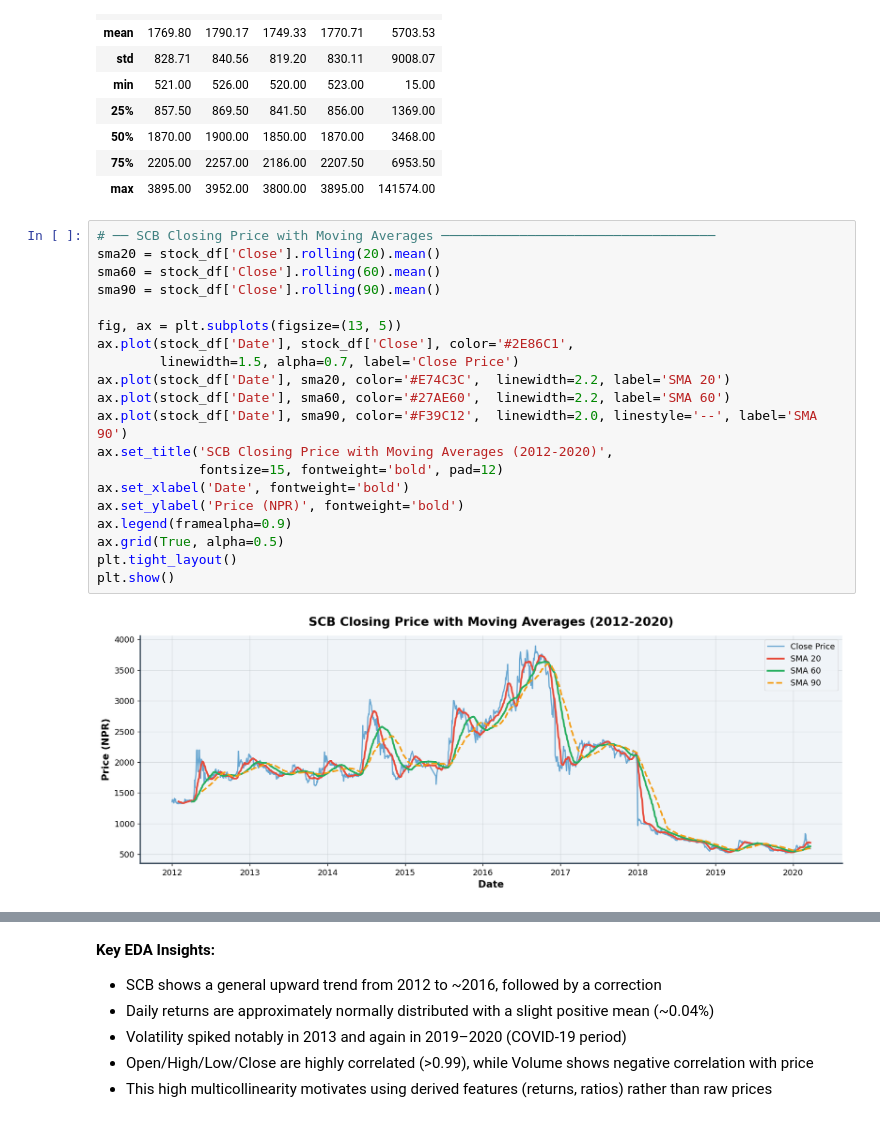
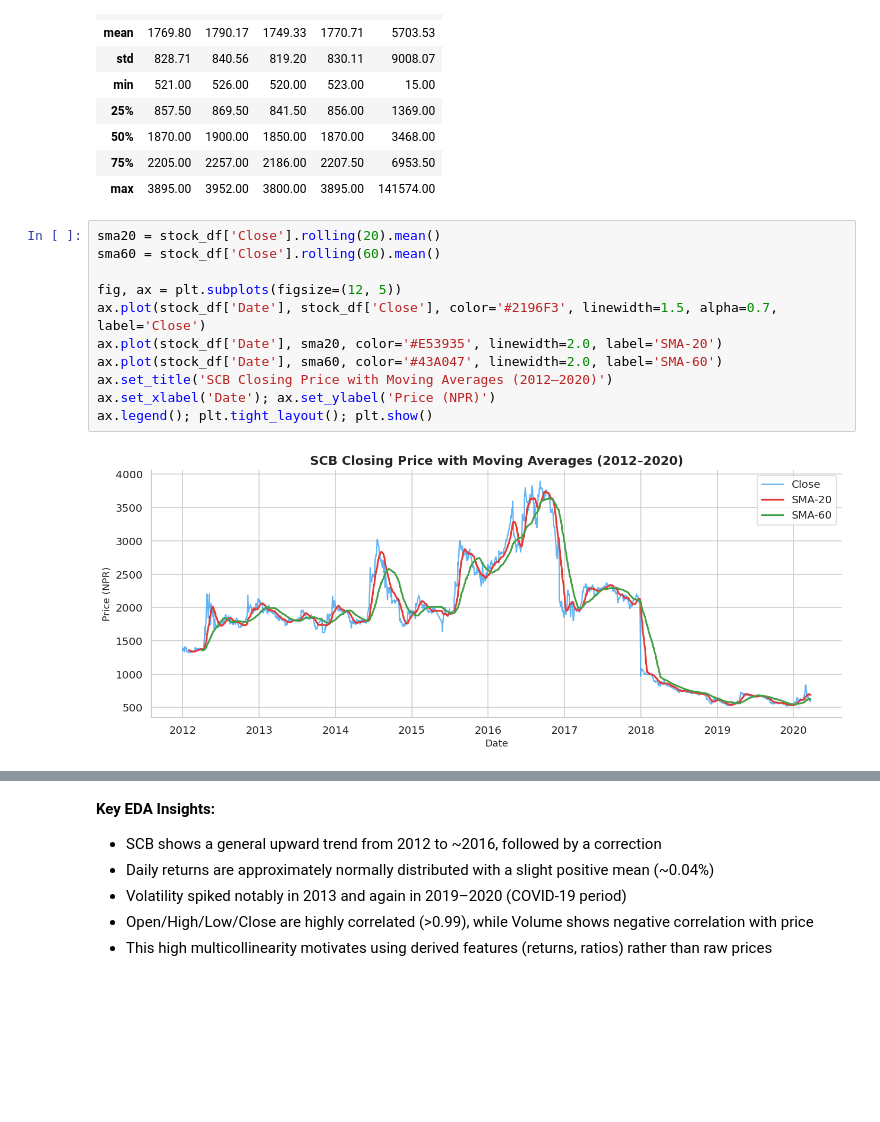
Before and after one commit to AnjalSubedi/Nepal-Stock-Market-Prediction, a Jupyter notebook: nepal-stock-market.ipynb, the cells around one changed output, grey strips where cells are left out. Cells and saved outputs as stored; diff of their text form; blank space fills up the shorter version.

```diff
--- a/nepal-stock-market.ipynb
+++ b/nepal-stock-market.ipynb
@@ -272,25 +220,16 @@ Date range    : 2012-01-01 → 2020-03-22
 | 75% | 2205.00 | 2257.00 | 2186.00 | 2207.50 | 6953.50 |
 | max | 3895.00 | 3952.00 | 3800.00 | 3895.00 | 141574.00 |
 # %%
-# ── SCB Closing Price with Moving Averages ───────────────────────────────────
 sma20 = stock_df['Close'].rolling(20).mean()
 sma60 = stock_df['Close'].rolling(60).mean()
-sma90 = stock_df['Close'].rolling(90).mean()
 
-fig, ax = plt.subplots(figsize=(13, 5))
-ax.plot(stock_df['Date'], stock_df['Close'], color='#2E86C1',
-        linewidth=1.5, alpha=0.7, label='Close Price')
-ax.plot(stock_df['Date'], sma20, color='#E74C3C',  linewidth=2.2, label='SMA 20')
-ax.plot(stock_df['Date'], sma60, color='#27AE60',  linewidth=2.2, label='SMA 60')
-ax.plot(stock_df['Date'], sma90, color='#F39C12',  linewidth=2.0, linestyle='--', label='SMA 90')
-ax.set_title('SCB Closing Price with Moving Averages (2012-2020)',
-             fontsize=15, fontweight='bold', pad=12)
-ax.set_xlabel('Date', fontweight='bold')
-ax.set_ylabel('Price (NPR)', fontweight='bold')
-ax.legend(framealpha=0.9)
-ax.grid(True, alpha=0.5)
-plt.tight_layout()
-plt.show()
+fig, ax = plt.subplots(figsize=(12, 5))
+ax.plot(stock_df['Date'], stock_df['Close'], color='#2196F3', linewidth=1.5, alpha=0.7, label='Close')
+ax.plot(stock_df['Date'], sma20, color='#E53935', linewidth=2.0, label='SMA-20')
+ax.plot(stock_df['Date'], sma60, color='#43A047', linewidth=2.0, label='SMA-60')
+ax.set_title('SCB Closing Price with Moving Averages (2012–2020)')
+ax.set_xlabel('Date'); ax.set_ylabel('Price (NPR)')
+ax.legend(); plt.tight_layout(); plt.show()
 # %% [output]
-[figure, old version]
+[figure, new version]
 # %%
```
Also changed, not shown: parts of 24 cells of this notebook.
